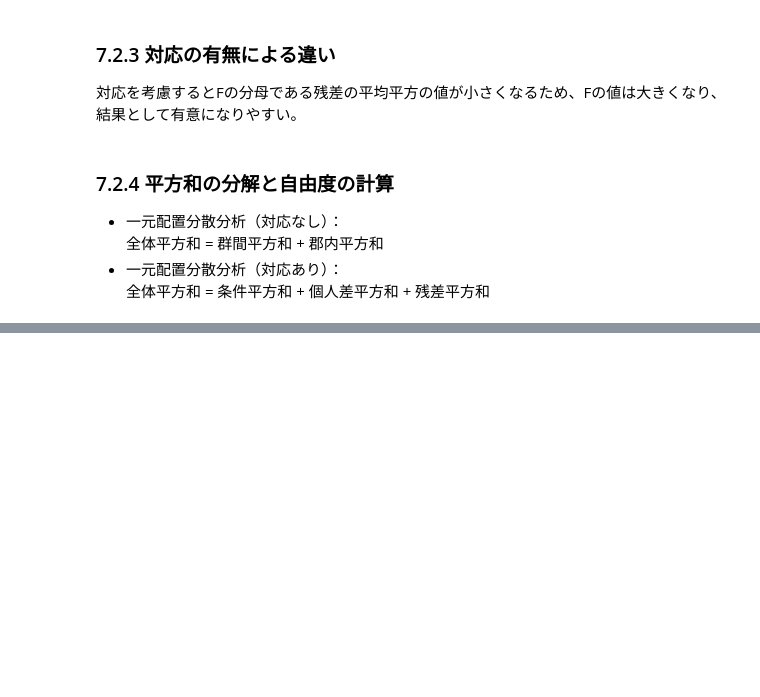
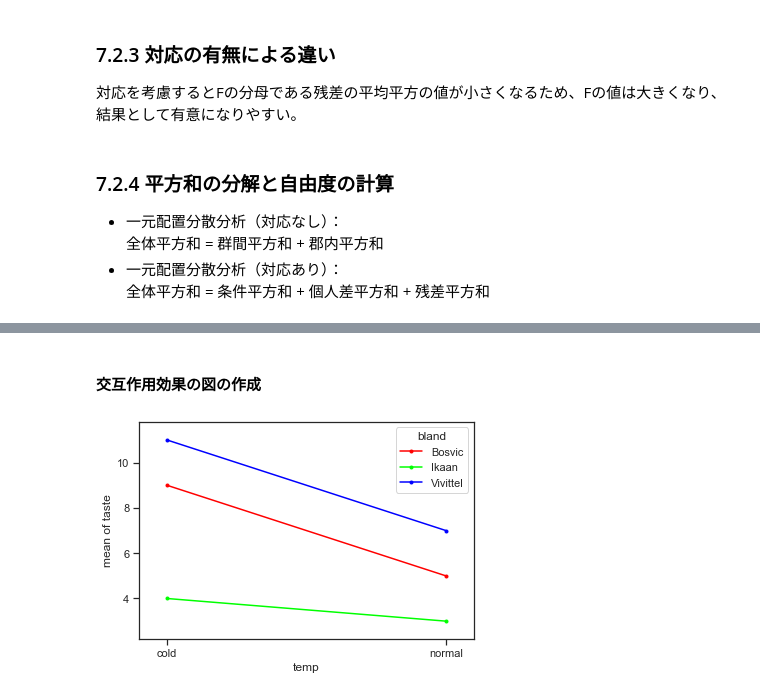
Before and after one commit to kanix29/statistics_r2python, a Jupyter notebook: Chapter7.ipynb, the cells around one changed output, grey strips where cells are left out. Saved outputs shown, nothing was run; the diff lists cells and outputs as text; code cells hidden in the pictures; blank space fills up the shorter version.

```diff
--- a/Chapter7.ipynb
+++ b/Chapter7.ipynb
@@ -380,0 +412,8 @@ stats.f.isf(0.05, 2, 8)
+# %%
+# 味の評定
+taste = [6,4,5,3,2,10,8,10,8,9,11,12,12,10,10,5,4,2,2,2,7,6,5,4,3,12,8,5,6,4]
+# 温度 := 低温,  常温
+temperature = ['cold' for _ in range(15)]+['normal' for _ in range(15)]
+# ブランド:= イカアン, ボスビック, ビビッテル
+bland = ['Ikaan' for _ in range(5)]+['Bosvic' for _ in range(5)] +  ['Vivittel' for _ in range(5)]
+bland = bland+bland
@@ -380,0 +428,3 @@ stats.f.isf(0.05, 2, 8)
+# %%
+taste_df = pd.DataFrame({"taste":taste, "temp" : temperature, "bland" : bland})
+taste_df
@@ -380,0 +473,8 @@ stats.f.isf(0.05, 2, 8)
+# %% [markdown]
+#### 交互作用効果の図の作成
+# %%
+# 銘柄ごとの温度と味の関係図
+import statsmodels
+fig1 = statsmodels.graphics.factorplots.interaction_plot(taste_df.temp, taste_df.bland, taste_df.taste)
+# %% [output]
+[figure, added]
```
Also changed, not shown: parts of 48 cells of this notebook, 2 other files.
